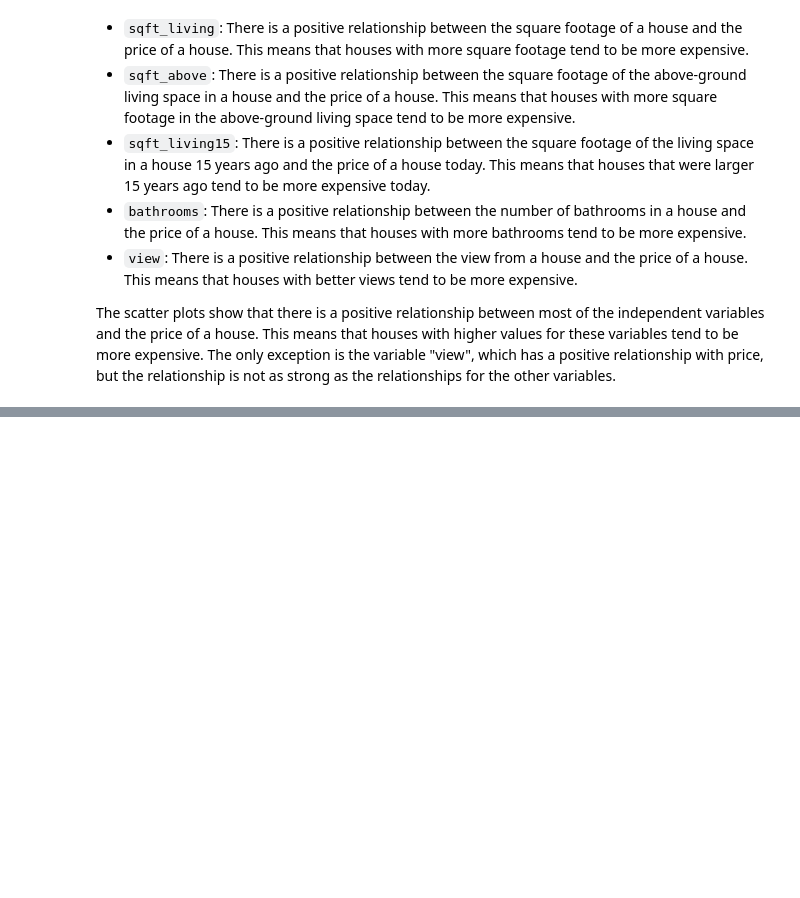
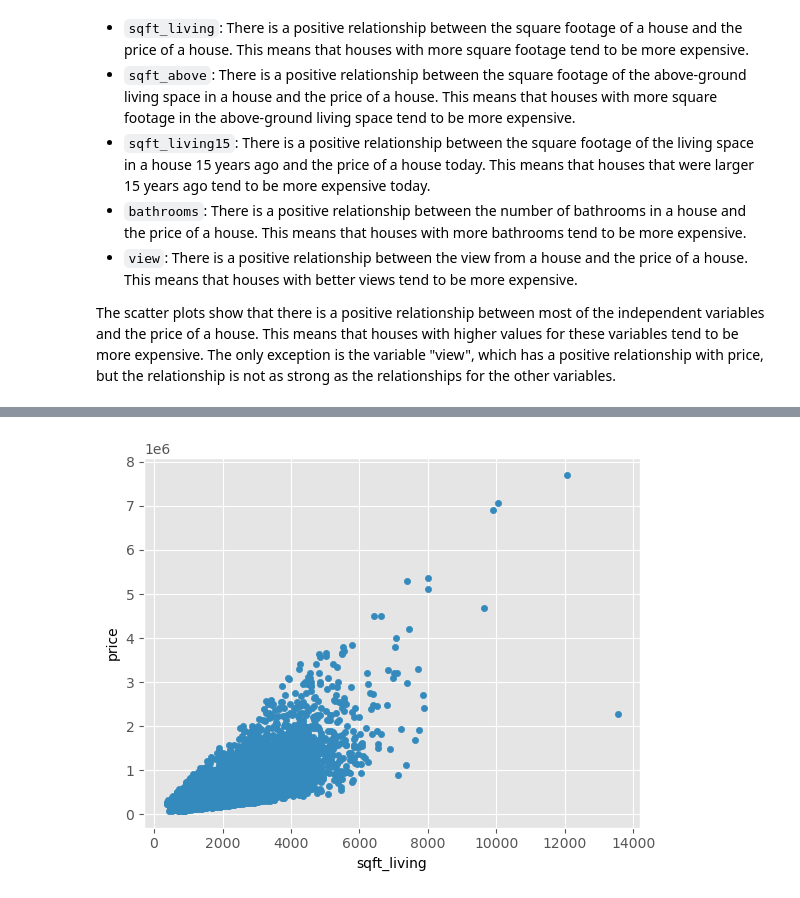
Before and after one commit to Ivan3864/House-Price-Prediction-Using-Regression, a Jupyter notebook: student.ipynb, the cells around one changed output, grey strips where cells are left out. Cells and saved outputs as stored; diff of their text form; code cells hidden in the pictures; blank space fills up the shorter version.

```diff
--- a/student.ipynb
+++ b/student.ipynb
@@ -340,0 +347,5 @@ The scatter plots show that there is a positive relationship between most of the
+# %%
+#Relationship between our target variable 'price' and 'sqft_living' which has the highest correlation with our target var.
+data.plot.scatter(x="sqft_living", y="price");
+# %% [output]
+[figure, added]
```
Also changed, not shown: parts of 3 cells of this notebook.
